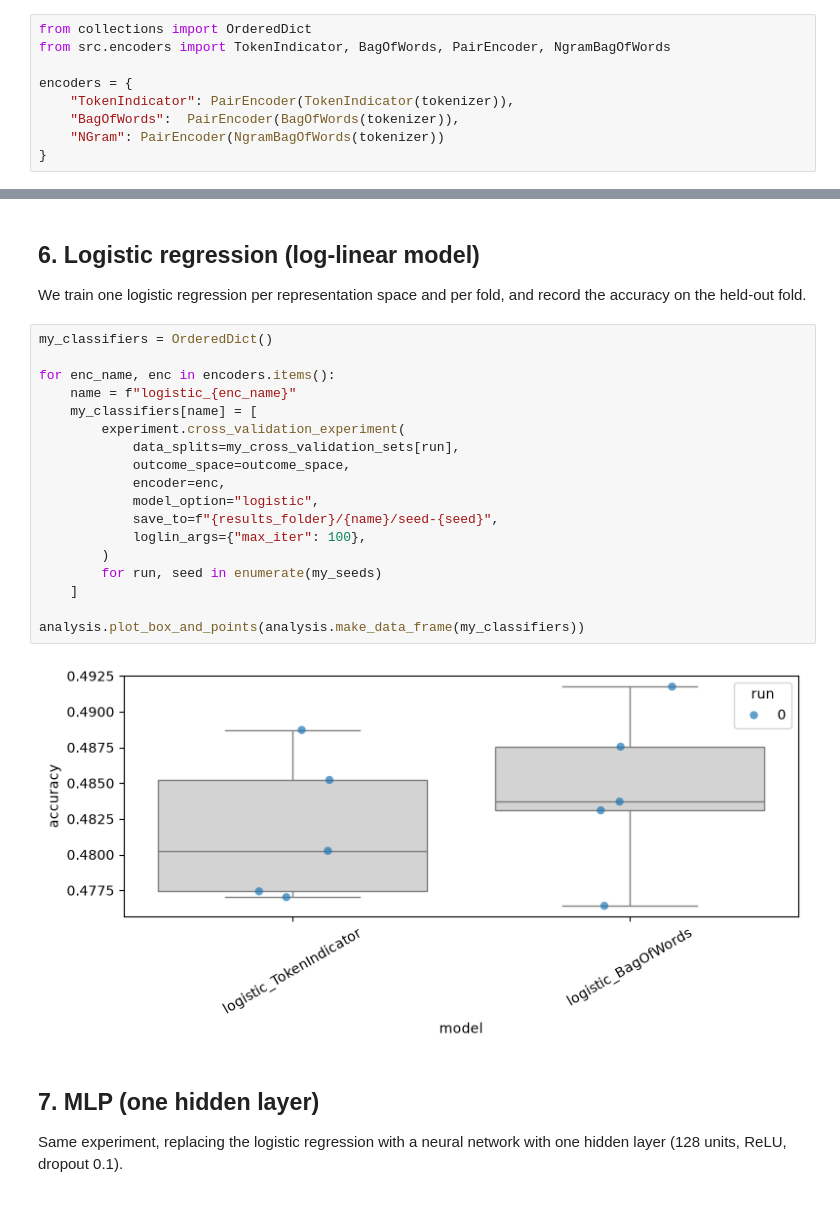
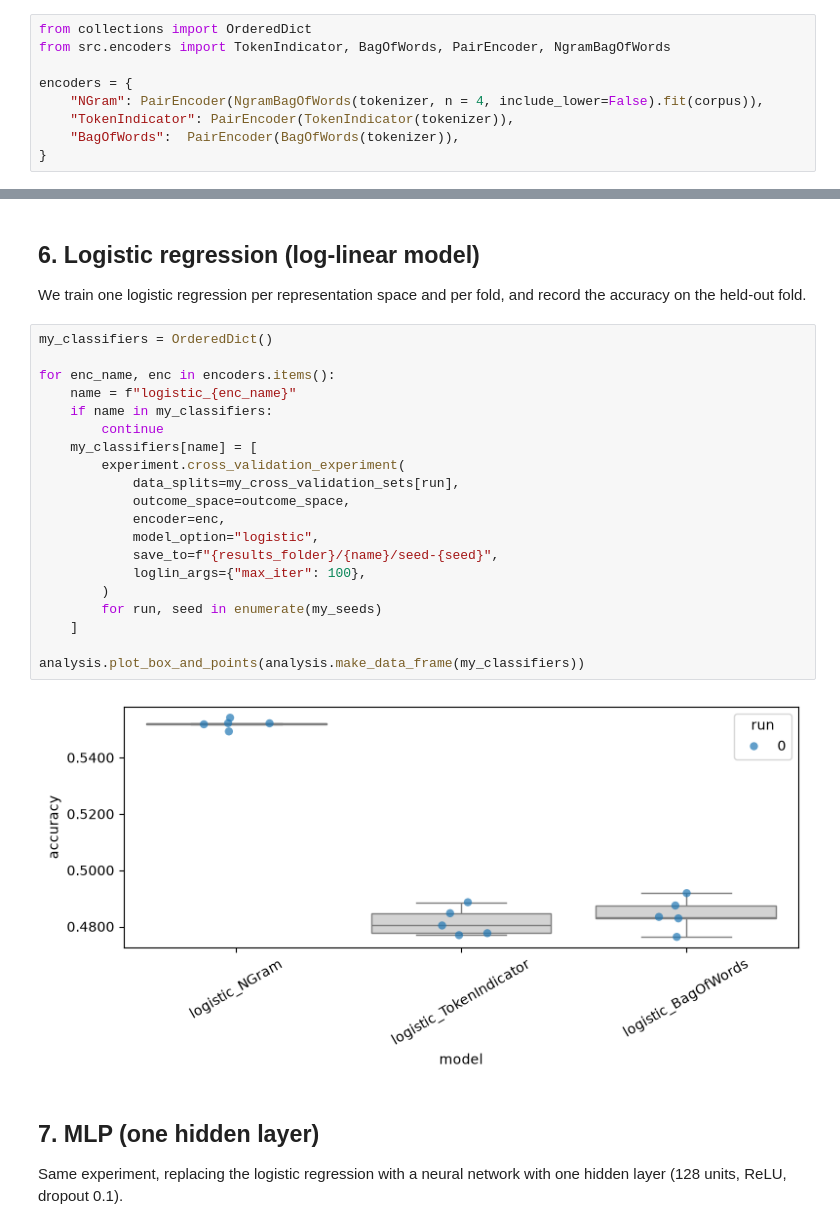
Before and after one commit to nuriallfe/nlp1, a Jupyter notebook: experiments.ipynb, the cells around one changed output, grey strips where cells are left out. Drawn from its saved outputs; the diff is of its cells as text.

Commit message:
fix again the Ngram

```diff
--- a/experiments.ipynb
+++ b/experiments.ipynb
@@ -115,8 +123,8 @@ from collections import OrderedDict
 from src.encoders import TokenIndicator, BagOfWords, PairEncoder, NgramBagOfWords
 
 encoders = {
+    "NGram": PairEncoder(NgramBagOfWords(tokenizer, n = 4, include_lower=False).fit(corpus)),
     "TokenIndicator": PairEncoder(TokenIndicator(tokenizer)),
     "BagOfWords":  PairEncoder(BagOfWords(tokenizer)),
-    "NGram": PairEncoder(NgramBagOfWords(tokenizer))
 }
 # %% [output]
@@ -147,23 +155,25 @@ We train one logistic regression per representation space and per fold, and reco
 # %%
 my_classifiers = OrderedDict()
 
 for enc_name, enc in encoders.items():
     name = f"logistic_{enc_name}"
+    if name in my_classifiers:
+        continue
     my_classifiers[name] = [
         experiment.cross_validation_experiment(
             data_splits=my_cross_validation_sets[run],
             outcome_space=outcome_space,
             encoder=enc,
             model_option="logistic",
             save_to=f"{results_folder}/{name}/seed-{seed}",
             loglin_args={"max_iter": 100},
         )
         for run, seed in enumerate(my_seeds)
     ]
 
 analysis.plot_box_and_points(analysis.make_data_frame(my_classifiers))
 # %% [output]
-[figure, old version]
+[figure, new version]
 # %% [markdown]
 ## 7. MLP (one hidden layer)
 
```
Also changed, not shown: parts of 3 cells of this notebook, 1 other file.
